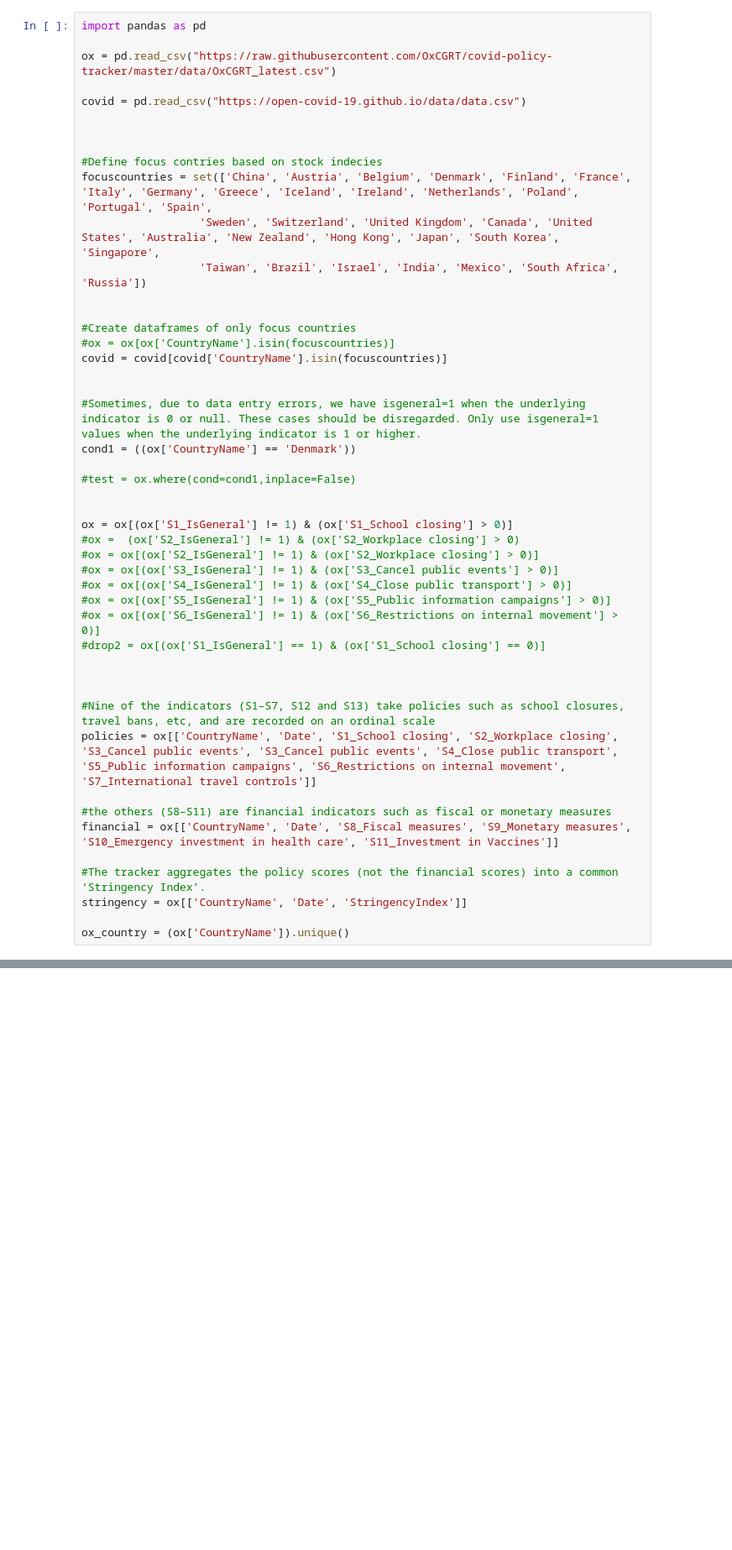
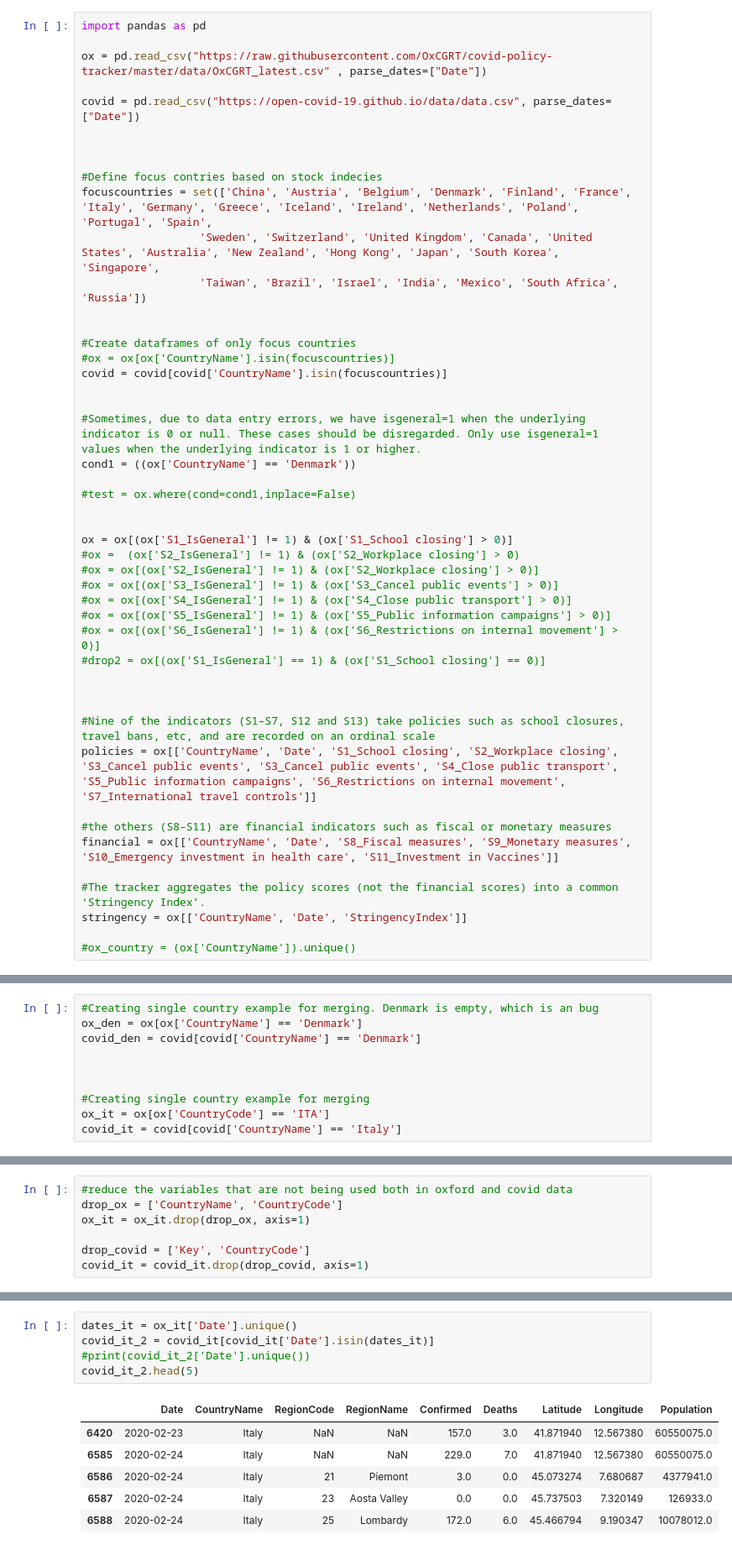
Before and after one commit to LarsBryld/socialdataanalysis2020, a Jupyter notebook: Oxford.ipynb, the cells around one changed output, grey strips where cells are left out. Shown: that part at 84% size. Cells and saved outputs as stored; diff of their text form; blank space fills up the shorter version.

```diff
--- a/Oxford.ipynb
+++ b/Oxford.ipynb
@@ -3,9 +3,9 @@
 # %%
 import pandas as pd
 
-ox = pd.read_csv("https://raw.githubusercontent.com/OxCGRT/covid-policy-tracker/master/data/OxCGRT_latest.csv")
+ox = pd.read_csv("https://raw.githubusercontent.com/OxCGRT/covid-policy-tracker/master/data/OxCGRT_latest.csv" , parse_dates=["Date"])
 
-covid = pd.read_csv("https://open-covid-19.github.io/data/data.csv")
+covid = pd.read_csv("https://open-covid-19.github.io/data/data.csv", parse_dates=["Date"])
 
 
 
@@ -46,4 +46,4 @@ financial = ox[['CountryName', 'Date', 'S8_Fiscal measures', 'S9_Monetary measur
 #The tracker aggregates the policy scores (not the financial scores) into a common ‘Stringency Index’.
 stringency = ox[['CountryName', 'Date', 'StringencyIndex']]
 
-ox_country = (ox['CountryName']).unique()
+#ox_country = (ox['CountryName']).unique()
@@ -68,0 +50,10 @@ Name: CountryName, Length: 561, dtype: object
+# %%
+#Creating single country example for merging. Denmark is empty, which is an bug
+ox_den = ox[ox['CountryName'] == 'Denmark']
+covid_den = covid[covid['CountryName'] == 'Denmark']
+
+
+
+#Creating single country example for merging
+ox_it = ox[ox['CountryCode'] == 'ITA']
+covid_it = covid[covid['CountryName'] == 'Italy']
@@ -68,0 +63,7 @@ Name: CountryName, Length: 561, dtype: object
+# %%
+#reduce the variables that are not being used both in oxford and covid data
+drop_ox = ['CountryName', 'CountryCode']
+ox_it = ox_it.drop(drop_ox, axis=1)
+
+drop_covid = ['Key', 'CountryCode']
+covid_it = covid_it.drop(drop_covid, axis=1)
@@ -68,0 +80,12 @@ Name: CountryName, Length: 561, dtype: object
+# %%
+dates_it = ox_it['Date'].unique()
+covid_it_2 = covid_it[covid_it['Date'].isin(dates_it)]
+#print(covid_it_2['Date'].unique())
+covid_it_2.head(5)
+# %% [output]
+|  | Date | CountryName | RegionCode | RegionName | Confirmed | Deaths | Latitude | Longitude | Population |
+| 6420 | 2020-02-23 | Italy | NaN | NaN | 157.0 | 3.0 | 41.871940 | 12.567380 | 60550075.0 |
+| 6585 | 2020-02-24 | Italy | NaN | NaN | 229.0 | 7.0 | 41.871940 | 12.567380 | 60550075.0 |
+| 6586 | 2020-02-24 | Italy | 21 | Piemont | 3.0 | 0.0 | 45.073274 | 7.680687 | 4377941.0 |
+| 6587 | 2020-02-24 | Italy | 23 | Aosta Valley | 0.0 | 0.0 | 45.737503 | 7.320149 | 126933.0 |
+| 6588 | 2020-02-24 | Italy | 25 | Lombardy | 172.0 | 6.0 | 45.466794 | 9.190347 | 10078012.0 |
```
Also changed, not shown: parts of 8 cells of this notebook.
